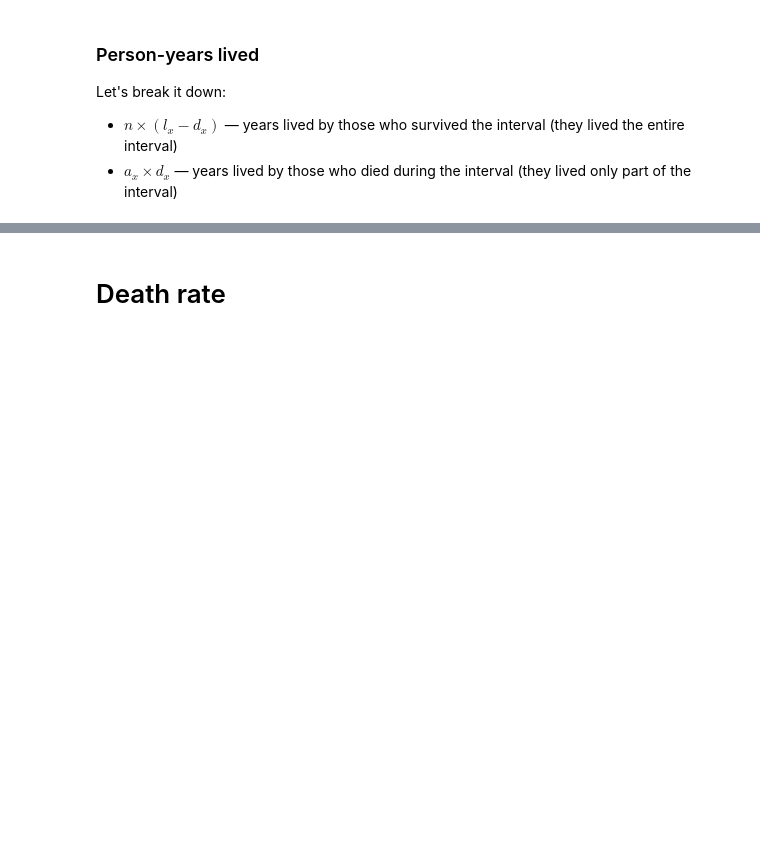
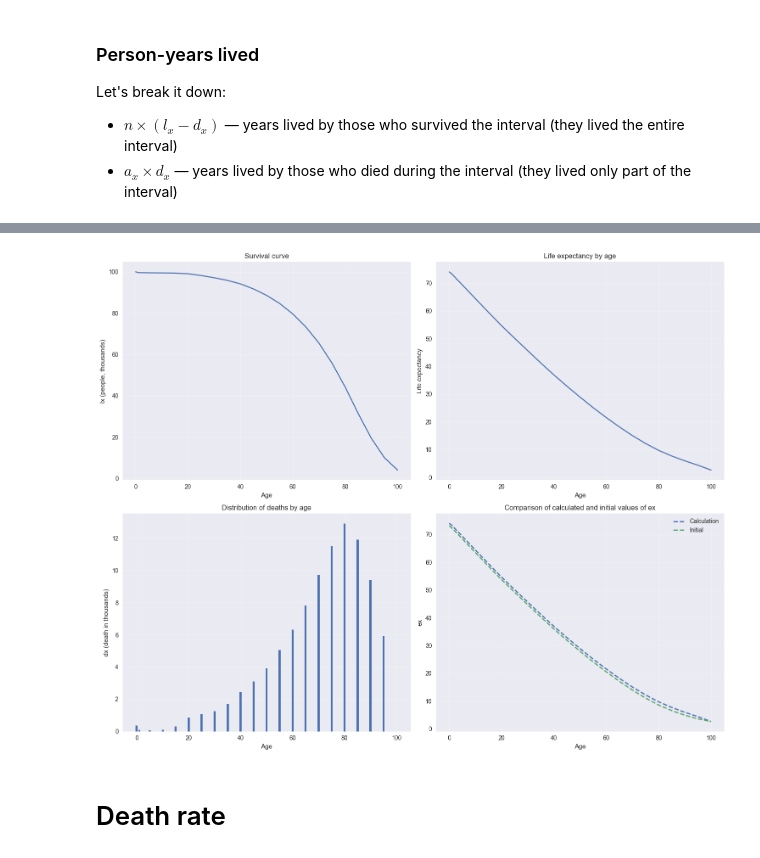
Before and after one commit to SergeevVladislav/HSE_PopDev_Mentors_Seminar_Python_Fall_2025, a Jupyter notebook: 02_sem/002_demographics_without_solutions.ipynb, the cells around one changed output, grey strips where cells are left out. Cells and saved outputs as stored; diff of their text form; code cells hidden in the pictures; blank space fills up the shorter version.

```diff
--- a/02_sem/002_demographics_without_solutions.ipynb
+++ b/02_sem/002_demographics_without_solutions.ipynb
@@ -154,6 +258,10 @@ def calculate_lx(df: pd.DataFrame):
     lx_values = [100000]
 
     for i in range(1, len(df)):
-        # <YOUR CODE>
+        lx_prev = lx_values[-1]
+        px_prev = df.iloc[i-1]["px_calc"]
+        lx_values.append(lx_prev * px_prev)
 
     return lx_values
+
+df_ex["lx_calc"] =  calculate_lx(df_ex)
@@ -160,4 +273,4 @@ def calculate_lx(df: pd.DataFrame):
 # %%
 # Number of people dying (dx)
 # dx = lx * qx
-df_ex['dx_calc'] = ...
+df_ex['dx_calc'] = df_ex["lx_calc"] * df_ex["qx_calc"]
@@ -168,3 +286,6 @@ Let's break it down:
 
 * $n × (l_{x} - d_{x})$ — years lived by those who survived the interval (they lived the entire interval)
 * $a_{x} × d_{x}$ — years lived by those who died during the interval (they lived only part of the interval)
+# %%
+for i, row in df_ex.iterrows():
+    print(row)
@@ -176,7 +315,7 @@ def calculate_Lx(df: pd.DataFrame):
 
     for i, row in df.iterrows():
         if row['AgeGrpSpan'] > 0:
-            # <YOUR CODE>
+            Lx = row["AgeGrpSpan"] * (row["lx_calc"] - row["dx_calc"]) + row["ax"] * row["dx_calc"]
         else:
             Lx = row['lx_calc'] / row['mx'] if row['mx'] > 0 else 0
         Lx_values.append(Lx)
@@ -216,38 +395,40 @@ print(f"e0 initial: {df_example['ex'].iloc[0]:.2f}")
 plt.style.use('seaborn-v0_8')
 fig, axes = plt.subplots(2, 2, figsize=(15, 12))
 
 # Survival curve
-# <YOUR CODE>
+axes[0,0].plot(df_example["AgeGrpStart"], df_example["lx_calc"] / 1000)
 axes[0,0].set_xlabel('Age')
 axes[0,0].set_ylabel('lx (people, thousands)')
 axes[0,0].set_title('Survival curve')
 axes[0,0].grid(True, alpha=0.3)
 
 # Survival function
-# <YOUR CODE>
+axes[0,1].plot(df_example["AgeGrpStart"], df_example["ex_calc"])
 axes[0,1].set_xlabel('Age')
 axes[0,1].set_ylabel('Life expectancy')
 axes[0,1].set_title('Life expectancy by age')
 axes[0,1].grid(True, alpha=0.3)
 
 # 3. Distribution of deaths (dx)
-# <YOUR CODE>
-axes[1,0].set_xlabel('Agy')
+axes[1, 0].bar(df_example["AgeGrpStart"], df_example["dx_calc"] / 1000)
+axes[1,0].set_xlabel('Age')
 axes[1,0].set_ylabel('dx (death in thousands)')
 axes[1,0].set_title('Distribution of deaths by age')
 axes[1,0].grid(True, alpha=0.3)
 
 # 4. Comparison of calculated and initial values of ex
-# <YOUR CODE>
+axes[1,1].plot(df_example['AgeGrpStart'], df_example['ex_calc'], label='Calculation', linestyle='--', linewidth=2)
 axes[1,1].plot(df_example['AgeGrpStart'], df_example['ex'], label='Initial', linestyle='--', linewidth=2)
 axes[1,1].set_xlabel('Age')
 axes[1,1].set_ylabel('ex')
 axes[1,1].set_title('Comparison of calculated and initial values of ex')
 axes[1,1].legend()
 axes[1,1].grid(True, alpha=0.3)
 
 plt.tight_layout()
 plt.show()
+# %% [output]
+[figure, added]
 # %%
 # Median age at death is the age at which 50% of the cohort remains
 # <YOUR CODE>
```
Also changed, not shown: parts of 39 cells of this notebook, 2 other files.
